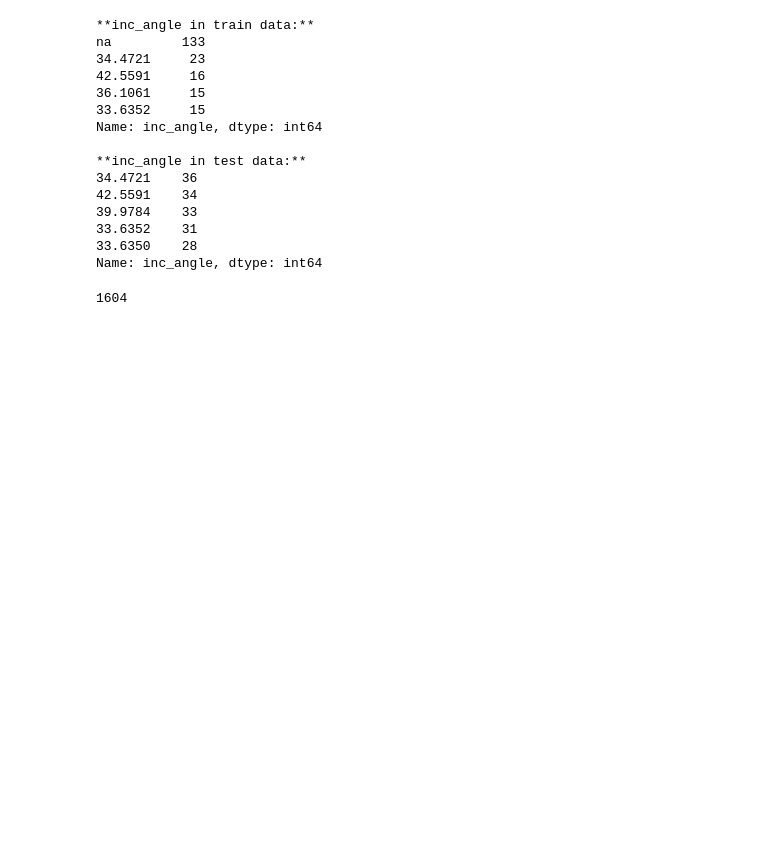
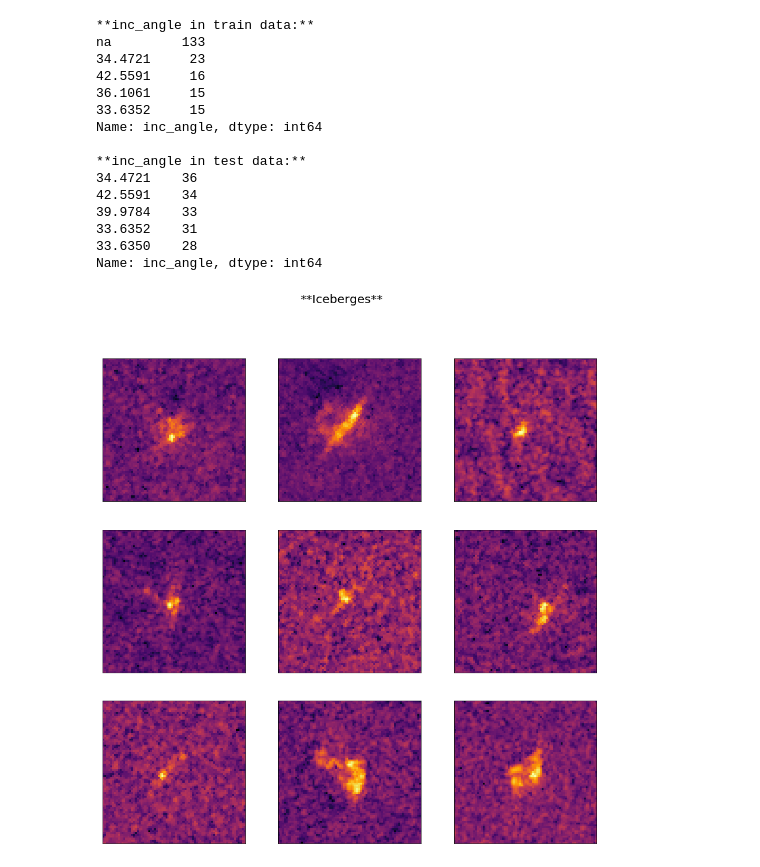
Before and after one commit to MeisamAmjad/JupyterNotebook, a Jupyter notebook: Iceberg.ipynb, the cells around one changed output. Saved outputs shown, nothing was run; the diff lists cells and outputs as text; code cells hidden in the pictures; blank space fills up the shorter version.

Commit message:
draw ships and iceberge from band_1

```diff
--- a/Iceberg.ipynb
+++ b/Iceberg.ipynb
@@ -84,11 +85,25 @@ Name: inc_angle, dtype: int64
 33.6352    31
 33.6350    28
 Name: inc_angle, dtype: int64
-# %%
-print
-train.inc_angle.count()
-#for i in range(len(train.inc_angle)):
-#    if (type(train.inc_angle[i]) != float):
-#        print (i, train.inc_angle[i])
-# %% [output]
-1604
+# %%
+def plot_images(images, message):
+    '''This function plots 9, 2D inferno images in a 3x3 grid,
+       and the shape of (75, 75)'''
+    assert len(images) == 9;   # Check the input for only 9 images
+    img_shape = (75, 75);      # Shape of the images
+
+    # Create figure with 15x15 sub-plots.
+    fig, axes = plt.subplots(3, 3, figsize = (15, 15))
+    fig.suptitle(message, fontsize = 20)
+
+    for i, ax in enumerate(axes.flat):
+        # Plot image.
+        ax.imshow(np.reshape(np.array(images.iloc[i]), img_shape), cmap ='inferno')
+        # Remove ticks from the plot.
+        ax.set_xticks([])
+        ax.set_yticks([])
+# %%
+icebergs = train[train.is_iceberg == 1].sample(n = 9, random_state = 123).iloc[:, 0]  # only band1
+plot_images(icebergs, '**Iceberges**')
+# %% [output]
+[figure, added]
```
Also changed, not shown: parts of 2 cells of this notebook.
